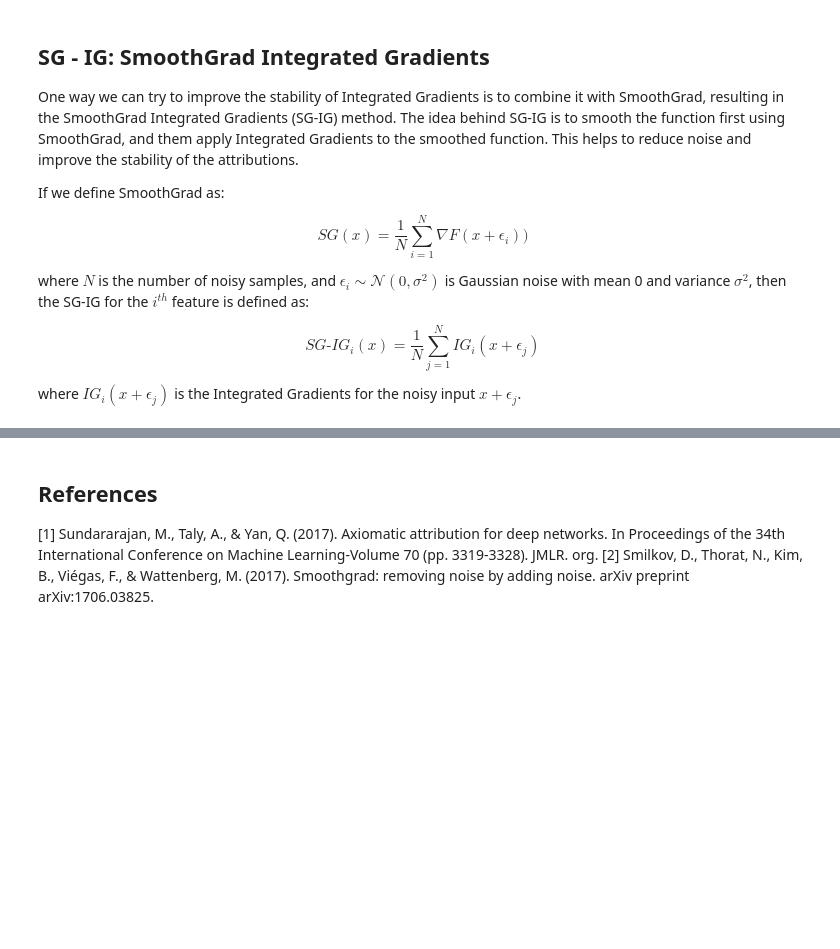
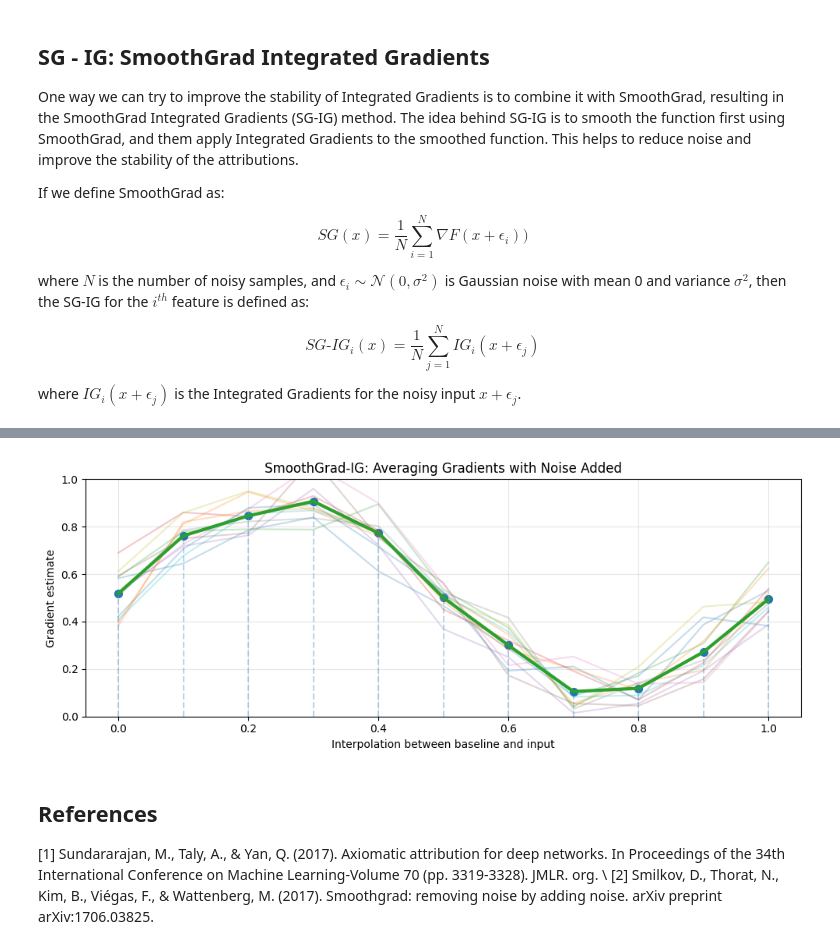
Before and after one commit to y-oth/dst_assessment2, a Jupyter notebook: Elliot M/IntegratedGradientsIntroduction.ipynb, the cells around one changed output, grey strips where cells are left out. Cells and saved outputs as stored; diff of their text form; code cells hidden in the pictures; blank space fills up the shorter version.

```diff
--- a/Elliot M/IntegratedGradientsIntroduction.ipynb
+++ b/Elliot M/IntegratedGradientsIntroduction.ipynb
@@ -43,5 +79,52 @@ where $ IG_i(x + \epsilon_j) $ is the Integrated Gradients for the noisy input $
+# %%
+
+# α values (interpolation steps)
+m = 11
+alphas = np.linspace(0, 1, m)
+
+# Base gradient curve (same style as IG figure)
+base_grad = 0.5 + 0.4*np.sin(2*np.pi*alphas)
+
+# Generate noisy gradients for SmoothGrad-IG
+n_samples = 12                      # number of noisy draws
+noise_level = 0.08                 # std of noise added
+
+noisy_grads = [
+    base_grad + np.random.normal(0, noise_level, size=base_grad.shape)
+    for _ in range(n_samples)
+]
+
+# SmoothGrad-IG = average across noisy samples
+smoothgrad = np.mean(noisy_grads, axis=0)
+
+# --- Plot ---
+plt.figure(figsize=(10, 4))
+
+# Plot noisy samples (faint, multi-colored)
+for g in noisy_grads:
+    plt.plot(alphas, g, alpha=0.25)
+
+# SmoothGrad-IG average line (bold)
+plt.plot(alphas, smoothgrad, linewidth=3)
+plt.scatter(alphas, smoothgrad, s=50)
+
+# Vertical dashed lines showing Riemann sum points
+for a, g in zip(alphas, smoothgrad):
+    plt.vlines(a, 0, g, linestyles='dashed', alpha=0.3)
+
+plt.xlabel(r'Interpolation between baseline and input')
+plt.ylabel('Gradient estimate')
+plt.title('SmoothGrad-IG: Averaging Gradients with Noise Added')
+
+plt.ylim(0, 1)
+plt.grid(alpha=0.3)
+plt.tight_layout()
+plt.show()
+# %% [output]
+[figure, added]
 # %% [markdown]
 ## References
 
 [1] Sundararajan, M., Taly, A., & Yan, Q. (2017). Axiomatic attribution for deep networks. In Proceedings of the 34th International Conference on Machine Learning-Volume 70 (pp. 3319-3328). JMLR. org.
+\\
 [2] Smilkov, D., Thorat, N., Kim, B., Viégas, F., & Wattenberg, M. (2017). Smoothgrad: removing noise by adding noise. arXiv preprint arXiv:1706.03825.
```
Also changed, not shown: parts of 2 cells of this notebook.
